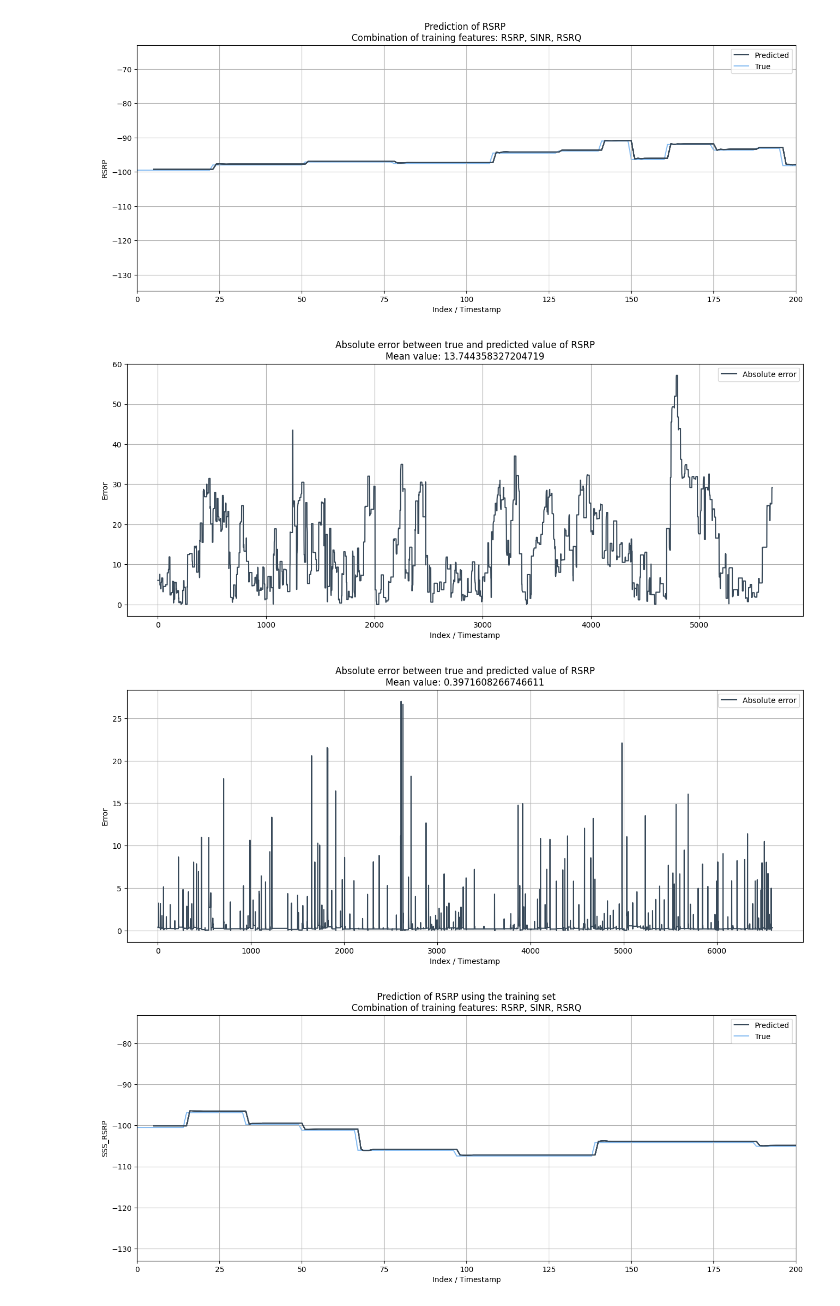
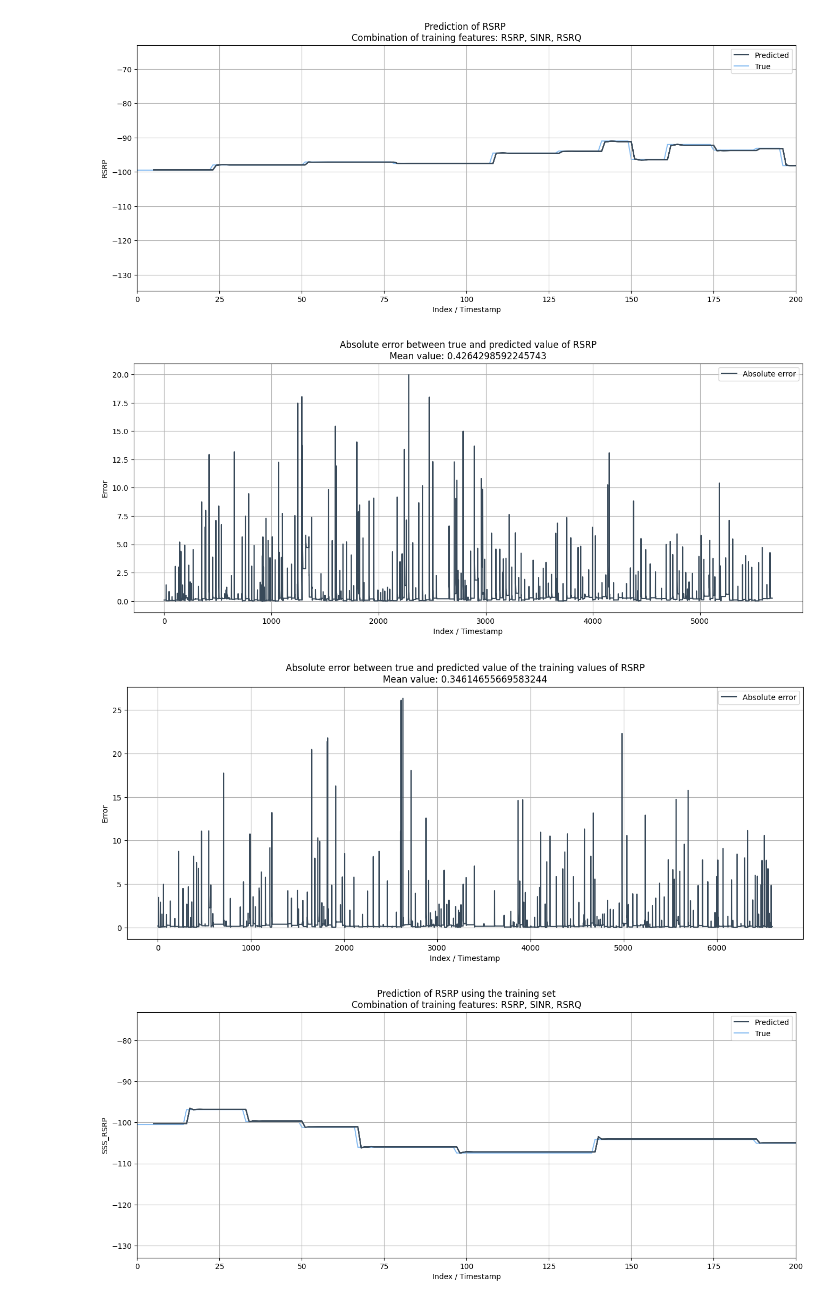
Before and after one commit to ihneskarbovik/master, a Jupyter notebook: main_two_campaigns.ipynb, the cells around one changed output. Saved outputs shown, nothing was run; the diff lists cells and outputs as text; code cells hidden in the pictures.

```diff
--- a/main_two_campaigns.ipynb
+++ b/main_two_campaigns.ipynb
@@ -230,21 +228,21 @@ plt.show()
 # %% [output]
 [figure]
 # %%
-rsrp_list_mad = rsrp_comb['list_mad?']
+rsrp_list_mad = rsrp_comb['list_mae']
 
 f = plt.figure(figsize=(16, 6))
 plt.grid(zorder=0)
 mad = plt.plot(rsrp_list_mad, label='Absolute error', color=rsrp_colors[0], zorder=2)
 plt.xlabel('Index / Timestamp')
 plt.ylabel('Error')
 # plt.xlim((0, 200))
 plt.title(f'Absolute error between true and predicted value of RSRP\nMean value: {np.mean(rsrp_list_mad)}')
 plt.legend()
 plt.show()
 # %% [output]
-[figure, old version]
+[figure, new version]
 # %%
-rsrp_train_list_mad = rsrp_comb['train_list_mad?']
+rsrp_train_list_mad = rsrp_comb['train_list_mae']
 
 f = plt.figure(figsize=(16, 6))
 plt.grid(zorder=0)
@@ -252,11 +250,11 @@ mad = plt.plot(rsrp_train_list_mad, label='Absolute error', color=rsrp_colors[0]
 plt.xlabel('Index / Timestamp')
 plt.ylabel('Error')
 # plt.xlim((0, 200))
-plt.title(f'Absolute error between true and predicted value of RSRP\nMean value: {np.mean(rsrp_train_list_mad)}')
+plt.title(f'Absolute error between true and predicted value of the training values of RSRP\nMean value: {np.mean(rsrp_train_list_mad)}')
 plt.legend()
 plt.show()
 # %% [output]
-[figure, old version]
+[figure, new version]
 # %%
 f = plt.figure(figsize=(16, 6))
 plt.grid(zorder=0)
```
Also changed, not shown: parts of 9 cells of this notebook, 2 other files.
